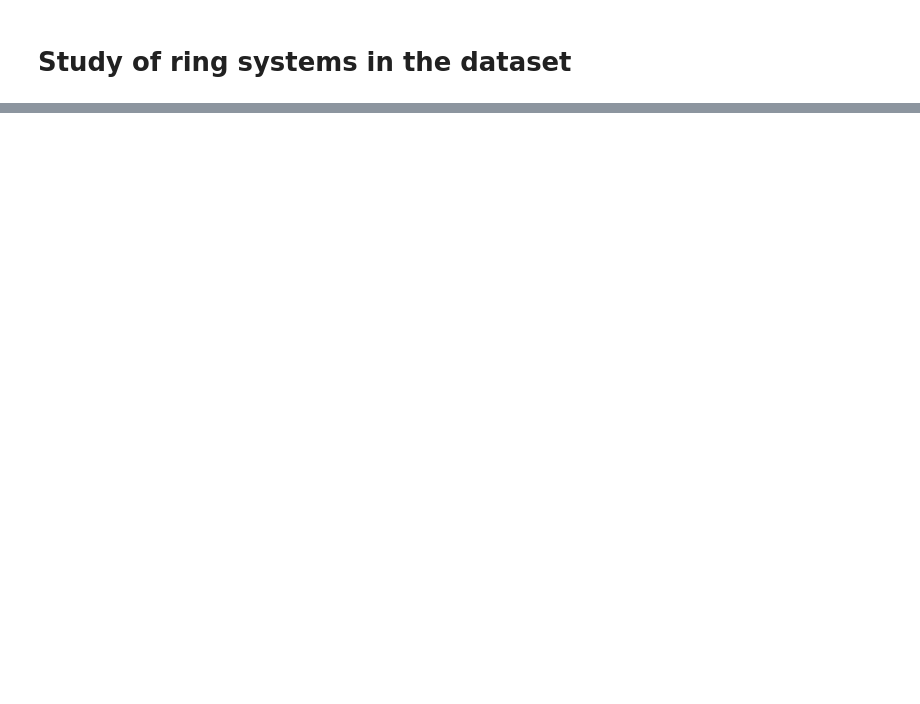
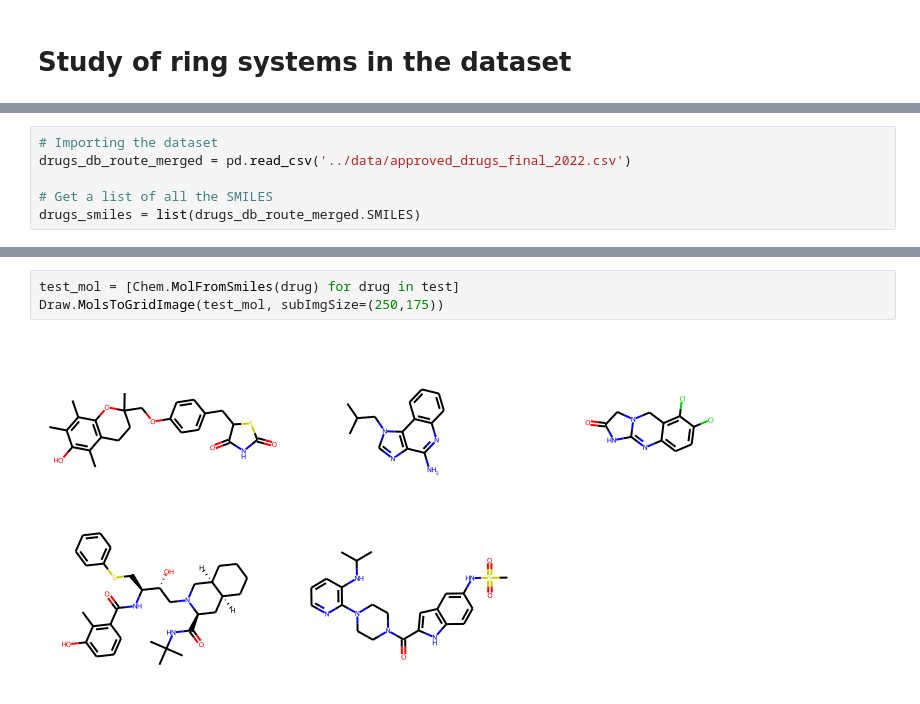
Before and after one commit to arturcgs/lipinski-analysis, a Jupyter notebook: jupyter_notebooks/9_study_of_rings.ipynb, the cells around one changed output, grey strips where cells are left out. Drawn from its saved outputs; the diff is of its cells as text; blank space fills up the shorter version.

```diff
--- a/jupyter_notebooks/9_study_of_rings.ipynb
+++ b/jupyter_notebooks/9_study_of_rings.ipynb
@@ -12 +11,7 @@ drugs_db_route_merged = pd.read_csv('../data/approved_drugs_final_2022.csv')
+# %%
+# Importing the dataset
+drugs_db_route_merged = pd.read_csv('../data/approved_drugs_final_2022.csv')
+
+# Get a list of all the SMILES
+drugs_smiles = list(drugs_db_route_merged.SMILES)
 # %%
@@ -71 +52,6 @@ rings_in_drugs_list
+# %%
+test_mol = [Chem.MolFromSmiles(drug) for drug in test]
+Draw.MolsToGridImage(test_mol, subImgSize=(250,175))
+# %% [output]
+[figure, added]
 # %%
```
Also changed, not shown: parts of 10 cells of this notebook.
